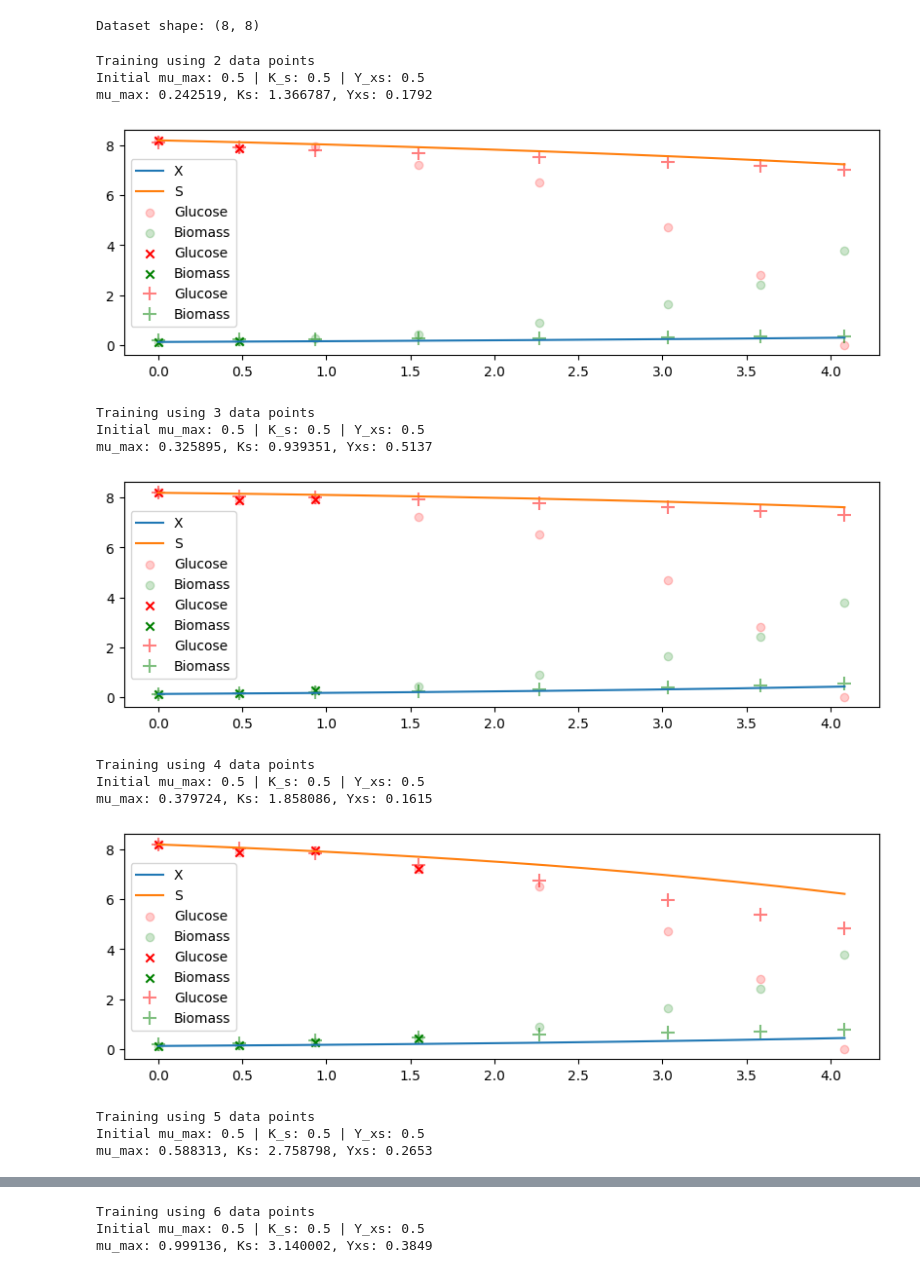
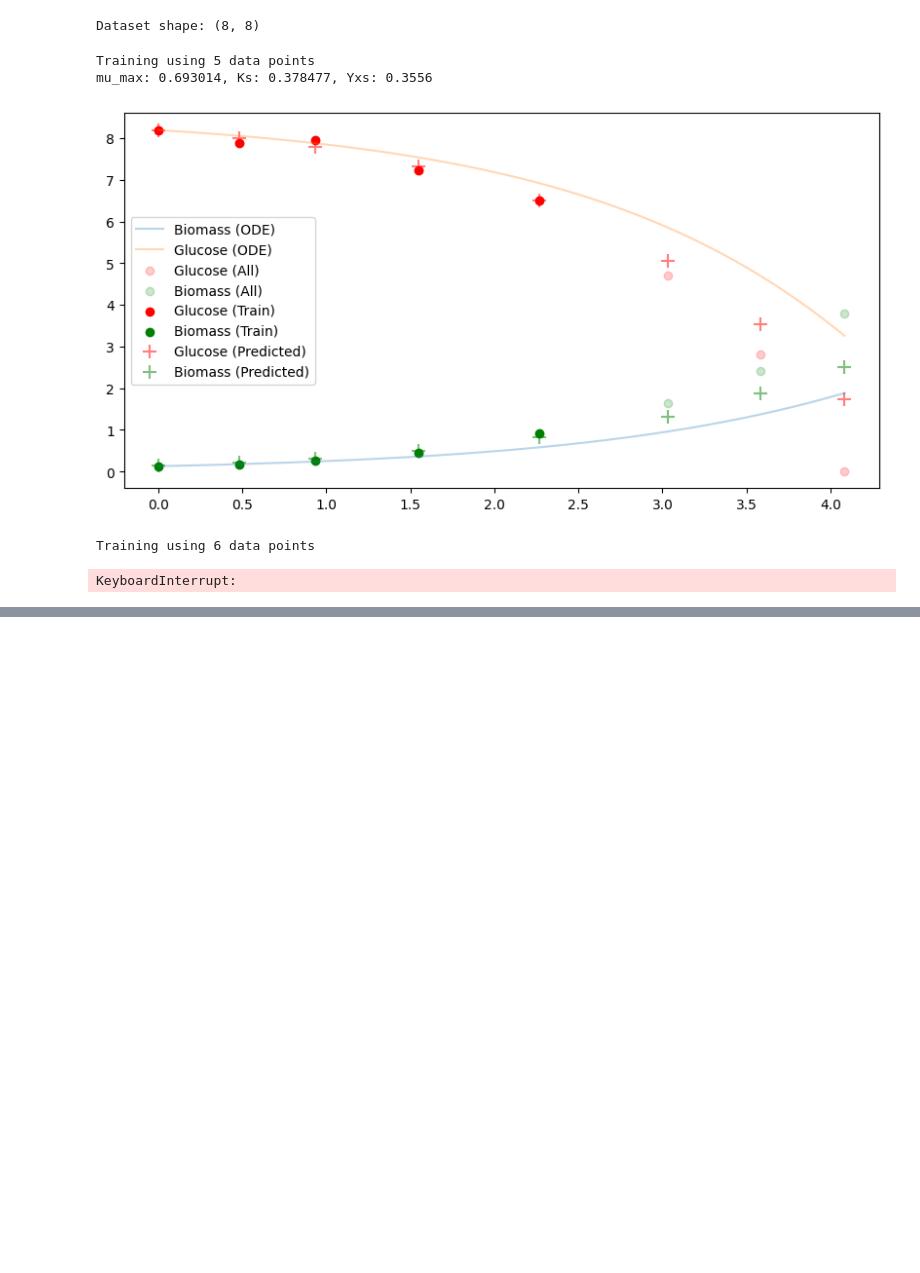
Before and after one commit to costasmexis/dynamic-modeling, a Jupyter notebook: main.ipynb, the cells around one changed output, grey strips where cells are left out. Saved outputs shown, nothing was run; the diff lists cells and outputs as text; code cells hidden in the pictures; blank space fills up the shorter version.

```diff
--- a/main.ipynb
+++ b/main.ipynb
@@ -39,15 +36,15 @@ print(f'Dataset shape: {df.shape}')
 Dataset shape: (8, 8)
 # %%
 def plot_simulation(t, y, full_df, train_df, net_df):
-    plt.figure(figsize=(10, 3))
-    plt.plot(t, y[0], label='X')
-    plt.plot(t, y[1], label='S')
-    plt.scatter(full_df['RTime'], full_df['Glucose'], label='Glucose', color='red', alpha=0.2)
-    plt.scatter(full_df['RTime'], full_df['Biomass'], label='Biomass', color='green', alpha=0.2)
-    plt.scatter(train_df['RTime'], train_df['Glucose'], marker='x', label='Glucose', color='red')
-    plt.scatter(train_df['RTime'], train_df['Biomass'], marker='x', label='Biomass', color='green')
-    plt.scatter(net_df['RTime'], net_df['Glucose'], marker='+', label='Glucose', color='red', s=100, alpha=0.5)
-    plt.scatter(net_df['RTime'], net_df['Biomass'], marker='+', label='Biomass', color='green', s=100, alpha=0.5)
+    plt.figure(figsize=(10, 5))
+    plt.plot(t, y[0], label='Biomass (ODE)', alpha=0.3)
+    plt.plot(t, y[1], label='Glucose (ODE)', alpha=0.3)
+    plt.scatter(full_df['RTime'], full_df['Glucose'], label='Glucose (All)', color='red', alpha=0.2)
+    plt.scatter(full_df['RTime'], full_df['Biomass'], label='Biomass (All)', color='green', alpha=0.2)
+    plt.scatter(train_df['RTime'], train_df['Glucose'], label='Glucose (Train)', color='red', alpha=1)
+    plt.scatter(train_df['RTime'], train_df['Biomass'], label='Biomass (Train)', color='green', alpha=1)
+    plt.scatter(net_df['RTime'], net_df['Glucose'], marker='+', label='Glucose (Predicted)', color='red', s=100, alpha=0.5)
+    plt.scatter(net_df['RTime'], net_df['Biomass'], marker='+', label='Biomass (Predicted)', color='green', s=100, alpha=0.5)
     plt.legend()
     plt.show()
 
@@ -70,46 +67,38 @@ def simulate(df, mu_max, Ks, Yxs):
 # %%
 for i in range(2, len(df)+1):
     print(f'Training using {i} data points')
 
     _df = df.iloc[:i]
     t_start, t_end = _df['RTime'].min(), _df['RTime'].max()
 
     t = numpy_to_tensor(_df['RTime'].values)
     X = numpy_to_tensor(_df['Biomass'].values)
     S = numpy_to_tensor(_df['Glucose'].values)
     X_S = torch.cat((X, S), 1)
 
+    # Define and Train PINN
     net = PINN(1, 2, t_start=t_start, t_end=t_end)
-    net, total_loss, loss_data, loss_ic, loss_ode = train(net, t, X_S, df, verbose=False)
+    net, total_loss, loss_data, loss_ic, loss_ode = train(net, t, X_S, df, num_epochs=10000, verbose=False)
 
+    # Store the results
     net_df = pd.DataFrame(columns=['RTime', 'Biomass', 'Glucose'])
     t_test = df['RTime'].values
     net_df['RTime'] = t_test
     t_test = numpy_to_tensor(t_test)
     net_df['Biomass'] = net.forward(t_test).detach().cpu().numpy()[:, 0]
     net_df['Glucose'] = net.forward(t_test).detach().cpu().numpy()[:, 1]
 
     mu_max = net.mu_max.item()
     Ks = net.K_s.item()
     Yxs = net.Y_xs.item()
 
     print(f'mu_max: {mu_max:4f}, Ks: {Ks:4f}, Yxs: {Yxs:.4f}')
 
     solution = simulate(df, mu_max, Ks, Yxs)
     plot_simulation(solution.t, solution.y, df, _df, net_df)
 # %% [output]
-Training using 2 data points
-Initial mu_max: 0.5 | K_s: 0.5 | Y_xs: 0.5
-mu_max: 0.242519, Ks: 1.366787, Yxs: 0.1792
+Training using 5 data points
+mu_max: 0.693014, Ks: 0.378477, Yxs: 0.3556
-[figure, old version]
+[figure, new version]
-Training using 3 data points
-Initial mu_max: 0.5 | K_s: 0.5 | Y_xs: 0.5
-mu_max: 0.325895, Ks: 0.939351, Yxs: 0.5137
+Training using 6 data points
-[figure, removed]
-Training using 4 data points
-Initial mu_max: 0.5 | K_s: 0.5 | Y_xs: 0.5
-mu_max: 0.379724, Ks: 1.858086, Yxs: 0.1615
+KeyboardInterrupt:
-[figure, removed]
-Training using 5 data points
-Initial mu_max: 0.5 | K_s: 0.5 | Y_xs: 0.5
-mu_max: 0.588313, Ks: 2.758798, Yxs: 0.2653
@@ -117,3 +104,0 @@ mu_max: 0.588313, Ks: 2.758798, Yxs: 0.2653
-Training using 6 data points
-Initial mu_max: 0.5 | K_s: 0.5 | Y_xs: 0.5
-mu_max: 0.999136, Ks: 3.140002, Yxs: 0.3849
```
Also changed, not shown: parts of 2 cells of this notebook, 1 other file.
